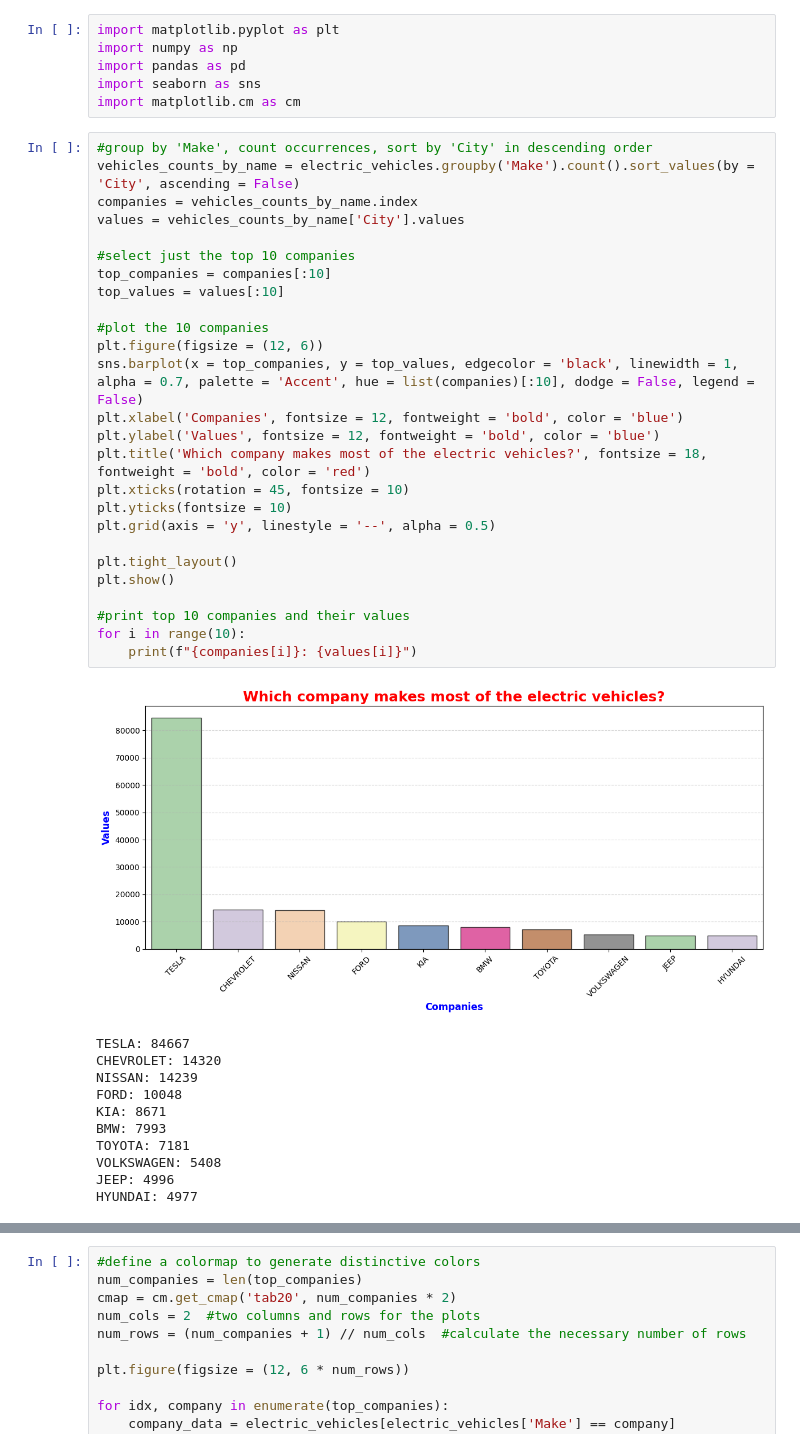
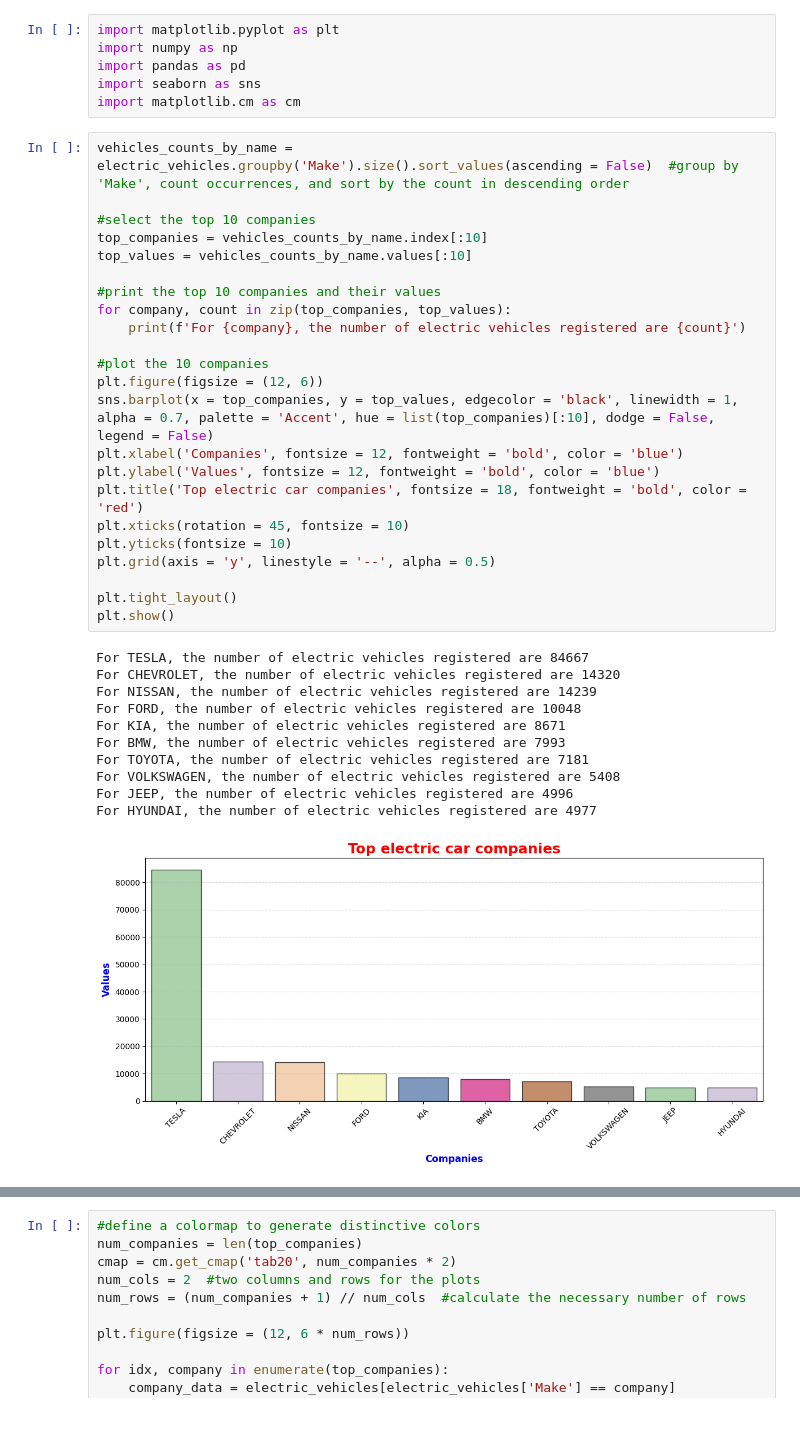
Before and after one commit to letizialanza01/Electric_Vehicles_Project, a Jupyter notebook: Electric_Vehicles_Project.ipynb, the cells around one changed output, grey strips where cells are left out. Cells and saved outputs as stored; diff of their text form.

```diff
--- a/Electric_Vehicles_Project.ipynb
+++ b/Electric_Vehicles_Project.ipynb
@@ -208,41 +208,38 @@ import pandas as pd
 import seaborn as sns
 import matplotlib.cm as cm
 # %%
-#group by 'Make', count occurrences, sort by 'City' in descending order
-vehicles_counts_by_name = electric_vehicles.groupby('Make').count().sort_values(by = 'City', ascending = False)
-companies = vehicles_counts_by_name.index
-values = vehicles_counts_by_name['City'].values
+vehicles_counts_by_name = electric_vehicles.groupby('Make').size().sort_values(ascending = False)  #group by 'Make', count occurrences, and sort by the count in descending order
 
-#select just the top 10 companies
-top_companies = companies[:10]
-top_values = values[:10]
+#select the top 10 companies
+top_companies = vehicles_counts_by_name.index[:10]
+top_values = vehicles_counts_by_name.values[:10]
+
+#print the top 10 companies and their values
+for company, count in zip(top_companies, top_values):
+    print(f'For {company}, the number of electric vehicles registered are {count}')
 
 #plot the 10 companies
 plt.figure(figsize = (12, 6))
-sns.barplot(x = top_companies, y = top_values, edgecolor = 'black', linewidth = 1, alpha = 0.7, palette = 'Accent', hue = list(companies)[:10], dodge = False, legend = False)
+sns.barplot(x = top_companies, y = top_values, edgecolor = 'black', linewidth = 1, alpha = 0.7, palette = 'Accent', hue = list(top_companies)[:10], dodge = False, legend = False)
 plt.xlabel('Companies', fontsize = 12, fontweight = 'bold', color = 'blue')
 plt.ylabel('Values', fontsize = 12, fontweight = 'bold', color = 'blue')
-plt.title('Which company makes most of the electric vehicles?', fontsize = 18, fontweight = 'bold', color = 'red')
+plt.title('Top electric car companies', fontsize = 18, fontweight = 'bold', color = 'red')
 plt.xticks(rotation = 45, fontsize = 10)
 plt.yticks(fontsize = 10)
 plt.grid(axis = 'y', linestyle = '--', alpha = 0.5)
 
 plt.tight_layout()
 plt.show()
-
-#print top 10 companies and their values
-for i in range(10):
-    print(f"{companies[i]}: {values[i]}")
 # %% [output]
+For TESLA, the number of electric vehicles registered are 84667
+For CHEVROLET, the number of electric vehicles registered are 14320
+For NISSAN, the number of electric vehicles registered are 14239
+For FORD, the number of electric vehicles registered are 10048
+For KIA, the number of electric vehicles registered are 8671
+For BMW, the number of electric vehicles registered are 7993
+For TOYOTA, the number of electric vehicles registered are 7181
+For VOLKSWAGEN, the number of electric vehicles registered are 5408
+For JEEP, the number of electric vehicles registered are 4996
+For HYUNDAI, the number of electric vehicles registered are 4977
-[figure, old version]
+[figure, new version]
-TESLA: 84667
-CHEVROLET: 14320
-NISSAN: 14239
-FORD: 10048
-KIA: 8671
-BMW: 7993
-TOYOTA: 7181
-VOLKSWAGEN: 5408
-JEEP: 4996
-HYUNDAI: 4977
 # %% [markdown]
```
Also changed, not shown: parts of 5 cells of this notebook.
